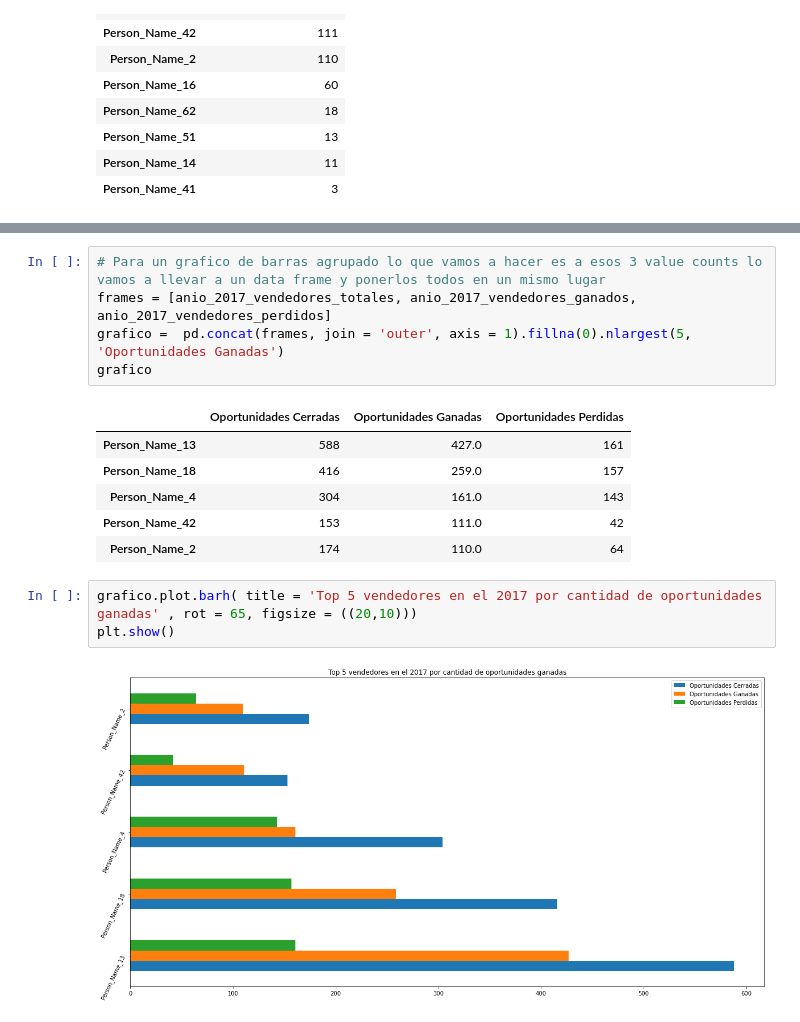
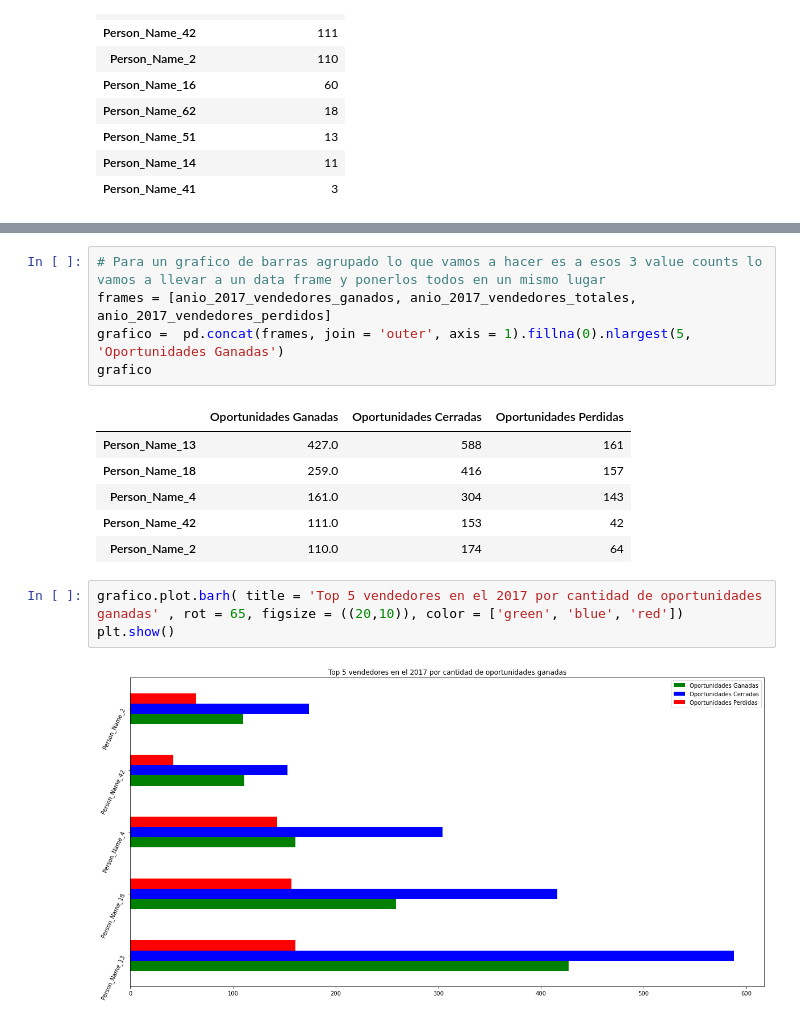
Before and after one commit to Ramaxx95/TP1-Orga-de-Datos, a Jupyter notebook: Visualizaciones/Region_EMEA.ipynb, the cells around one changed output, grey strips where cells are left out. Saved outputs shown, nothing was run; the diff lists cells and outputs as text.

Commit message:
Actualizacion de ejes y colores

```diff
--- a/Visualizaciones/Region_EMEA.ipynb
+++ b/Visualizaciones/Region_EMEA.ipynb
@@ -282,17 +285,17 @@ anio_2017_vendedores_perdidos
 # %%
 # Para un grafico de barras agrupado lo que vamos a hacer es a esos 3 value counts lo vamos a llevar a un data frame y ponerlos todos en un mismo lugar
-frames = [anio_2017_vendedores_totales, anio_2017_vendedores_ganados, anio_2017_vendedores_perdidos]
+frames = [anio_2017_vendedores_ganados, anio_2017_vendedores_totales, anio_2017_vendedores_perdidos]
 grafico =  pd.concat(frames, join = 'outer', axis = 1).fillna(0).nlargest(5, 'Oportunidades Ganadas')
 grafico
 # %% [output]
-|  | Oportunidades Cerradas | Oportunidades Ganadas | Oportunidades Perdidas |
-| Person_Name_13 | 588 | 427.0 | 161 |
-| Person_Name_18 | 416 | 259.0 | 157 |
-| Person_Name_4 | 304 | 161.0 | 143 |
-| Person_Name_42 | 153 | 111.0 | 42 |
-| Person_Name_2 | 174 | 110.0 | 64 |
+|  | Oportunidades Ganadas | Oportunidades Cerradas | Oportunidades Perdidas |
+| Person_Name_13 | 427.0 | 588 | 161 |
+| Person_Name_18 | 259.0 | 416 | 157 |
+| Person_Name_4 | 161.0 | 304 | 143 |
+| Person_Name_42 | 111.0 | 153 | 42 |
+| Person_Name_2 | 110.0 | 174 | 64 |
 # %%
-grafico.plot.barh( title = 'Top 5 vendedores en el 2017 por cantidad de oportunidades ganadas' , rot = 65, figsize = ((20,10)))
+grafico.plot.barh( title = 'Top 5 vendedores en el 2017 por cantidad de oportunidades ganadas' , rot = 65, figsize = ((20,10)), color = ['green', 'blue', 'red'])
 plt.show()
 # %% [output]
-[figure, old version]
+[figure, new version]
```
Also changed, not shown: parts of 5 cells of this notebook.
